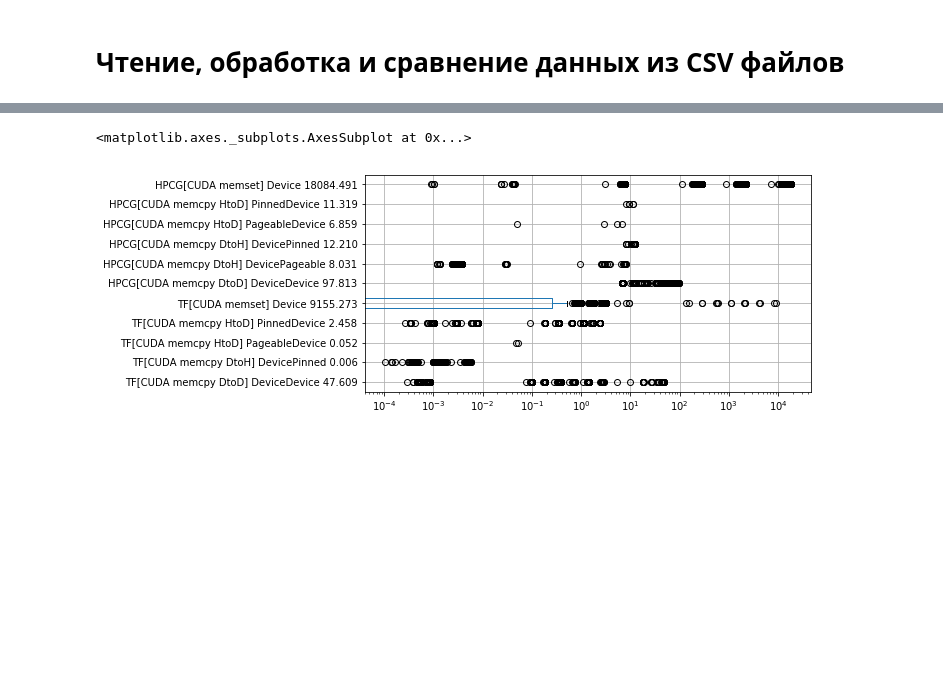
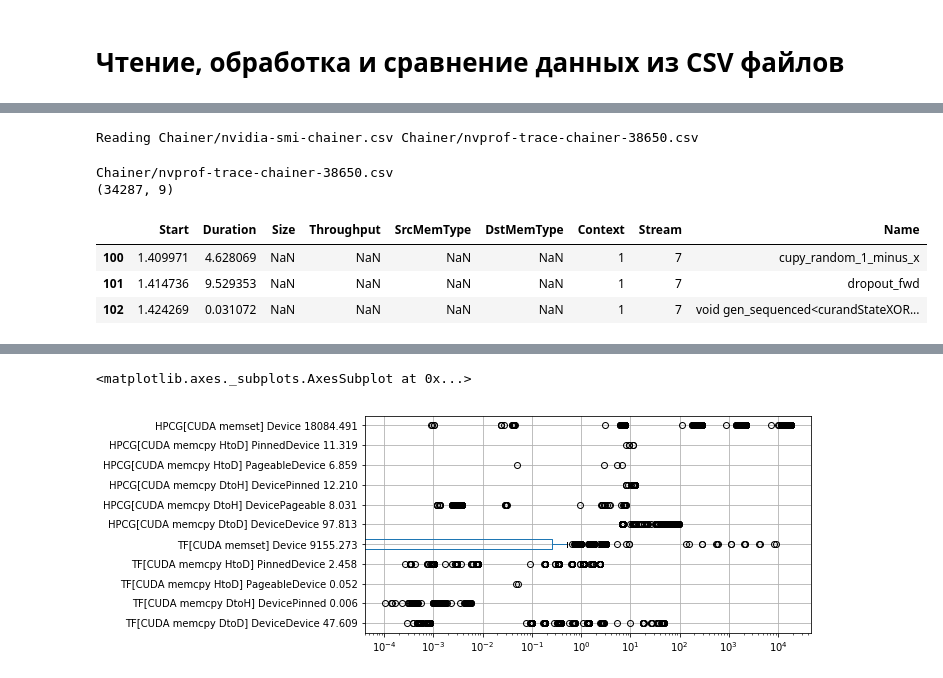
Before and after one commit to pyotr777/mlbenchmarks, a Jupyter notebook: Pandas read plot compare v2.ipynb, the cells around one changed output, grey strips where cells are left out. Cells and saved outputs as stored; diff of their text form; code cells hidden in the pictures; blank space fills up the shorter version.

```diff
--- a/Pandas read plot compare v2.ipynb
+++ b/Pandas read plot compare v2.ipynb
@@ -202,0 +40,24 @@ plt.rcParams['figure.figsize'] = 8,4
+# %%
+print "Reading",file1,file2
+
+columns = [time_field_index, duration_field_index,size_field_index, throughput_field_index,
+           src_field_index, dst_field_index,
+           context_index, stream_index,
+           name_field_index]
+# %% [output]
+Reading Chainer/nvidia-smi-chainer.csv Chainer/nvprof-trace-chainer-38650.csv
+# %%
+print file2
+df = pd.read_csv(file2, header = 0, usecols = columns,
+                 skiprows=[0,1,2,4], nrows = maxrows)
+print df.shape
+# %% [output]
+Chainer/nvprof-trace-chainer-38650.csv
+(34287, 9)
+# %%
+df.iloc[100:103]
+# %% [output]
+|  | Start | Duration | Size | Throughput | SrcMemType | DstMemType | Context | Stream | Name |
+| 100 | 1.409971 | 4.628069 | NaN | NaN | NaN | NaN | 1 | 7 | cupy_random_1_minus_x |
+| 101 | 1.414736 | 9.529353 | NaN | NaN | NaN | NaN | 1 | 7 | dropout_fwd |
+| 102 | 1.424269 | 0.031072 | NaN | NaN | NaN | NaN | 1 | 7 | void gen_sequenced<curandStateXOR... |
```
Also changed, not shown: parts of 38 cells of this notebook, 12 other files.
